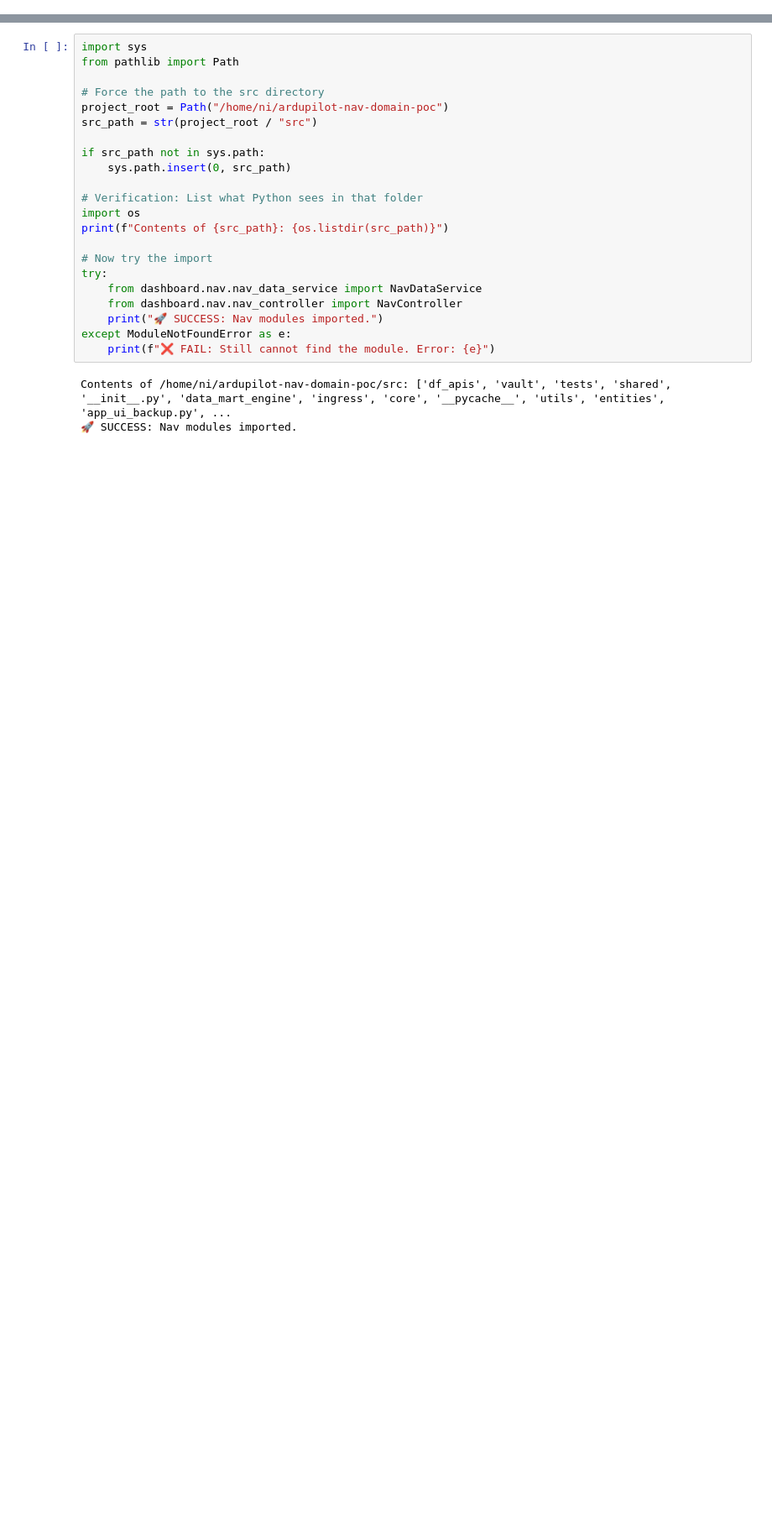
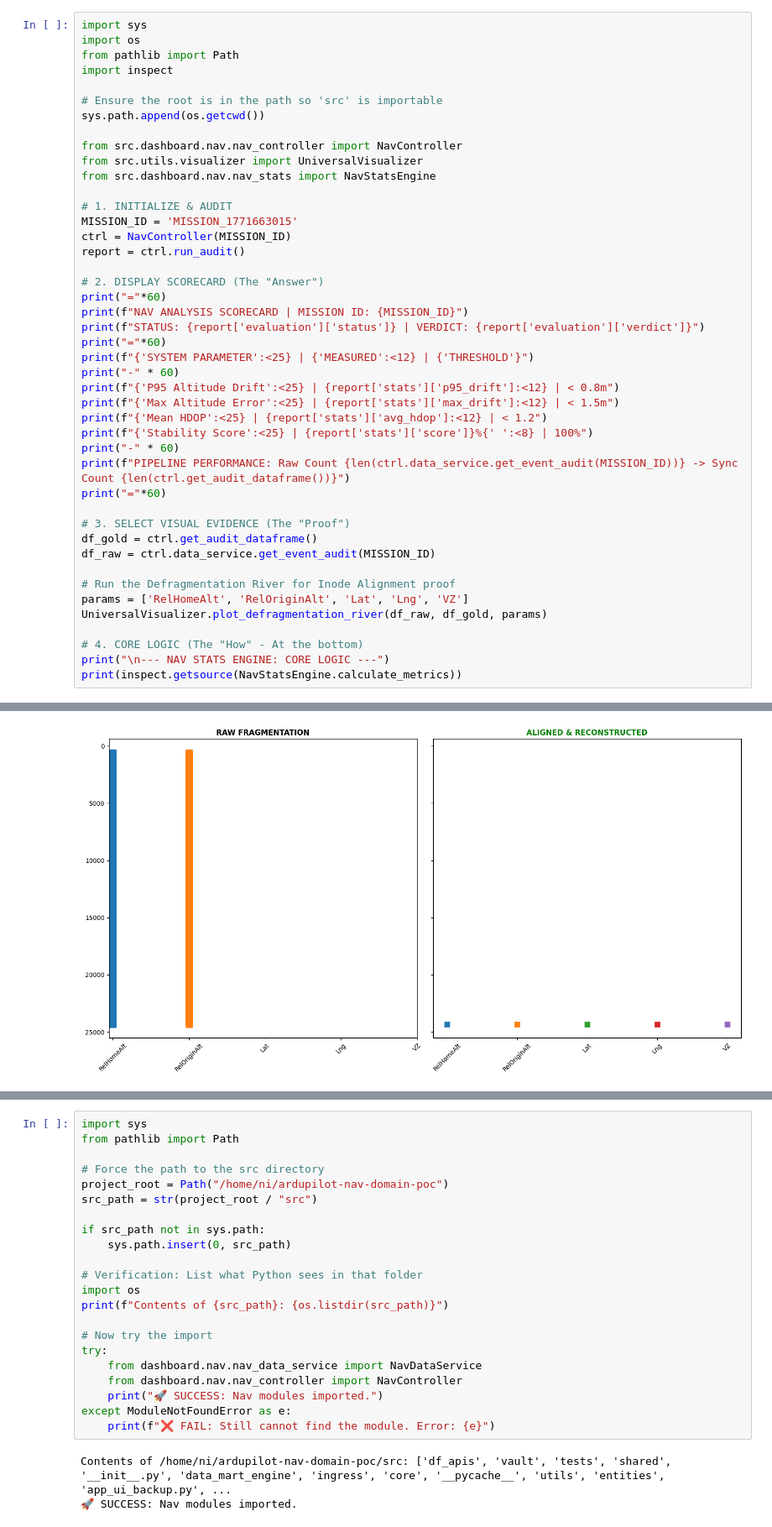
Before and after one commit to 7IQD/ardupilot-nav-domain-poc, a Jupyter notebook: src/dashboard/NAV_Scorecard_Analysis.ipynb, the cells around one changed output, grey strips where cells are left out. Shown at 84% size. Drawn from its saved outputs; the diff is of its cells as text; blank space fills up the shorter version.

```diff
--- a/src/dashboard/NAV_Scorecard_Analysis.ipynb
+++ b/src/dashboard/NAV_Scorecard_Analysis.ipynb
@@ -4,0 +75,45 @@ Audit Logic: Temporal Alignment & P95 Reliability Metric
+# %%
+import sys
+import os
+from pathlib import Path
+import inspect
+
+# Ensure the root is in the path so 'src' is importable
+sys.path.append(os.getcwd())
+
+from src.dashboard.nav.nav_controller import NavController
+from src.utils.visualizer import UniversalVisualizer
+from src.dashboard.nav.nav_stats import NavStatsEngine
+
+# 1. INITIALIZE & AUDIT
+MISSION_ID = 'MISSION_1771663015'
+ctrl = NavController(MISSION_ID)
+report = ctrl.run_audit()
+
+# 2. DISPLAY SCORECARD (The "Answer")
+print("="*60)
+print(f"NAV ANALYSIS SCORECARD | MISSION ID: {MISSION_ID}")
+print(f"STATUS: {report['evaluation']['status']} | VERDICT: {report['evaluation']['verdict']}")
+print("="*60)
+print(f"{'SYSTEM PARAMETER':<25} | {'MEASURED':<12} | {'THRESHOLD'}")
+print("-" * 60)
+print(f"{'P95 Altitude Drift':<25} | {report['stats']['p95_drift']:<12} | < 0.8m")
+print(f"{'Max Altitude Error':<25} | {report['stats']['max_drift']:<12} | < 1.5m")
+print(f"{'Mean HDOP':<25} | {report['stats']['avg_hdop']:<12} | < 1.2")
+print(f"{'Stability Score':<25} | {report['stats']['score']}%{' ':<8} | 100%")
+print("-" * 60)
+print(f"PIPELINE PERFORMANCE: Raw Count {len(ctrl.data_service.get_event_audit(MISSION_ID))} -> Sync Count {len(ctrl.get_audit_dataframe())}")
+print("="*60)
+
+# 3. SELECT VISUAL EVIDENCE (The "Proof")
+df_gold = ctrl.get_audit_dataframe()
+df_raw = ctrl.data_service.get_event_audit(MISSION_ID)
+
+# Run the Defragmentation River for Inode Alignment proof
+params = ['RelHomeAlt', 'RelOriginAlt', 'Lat', 'Lng', 'VZ']
+UniversalVisualizer.plot_defragmentation_river(df_raw, df_gold, params)
+
+# 4. CORE LOGIC (The "How" - At the bottom)
+print("\n--- NAV STATS ENGINE: CORE LOGIC ---")
+print(inspect.getsource(NavStatsEngine.calculate_metrics))
+# %% [output]
@@ -4,0 +137 @@ Audit Logic: Temporal Alignment & P95 Reliability Metric
+[figure, added]
```
Also changed, not shown: parts of 29 cells of this notebook, 50 other files.
